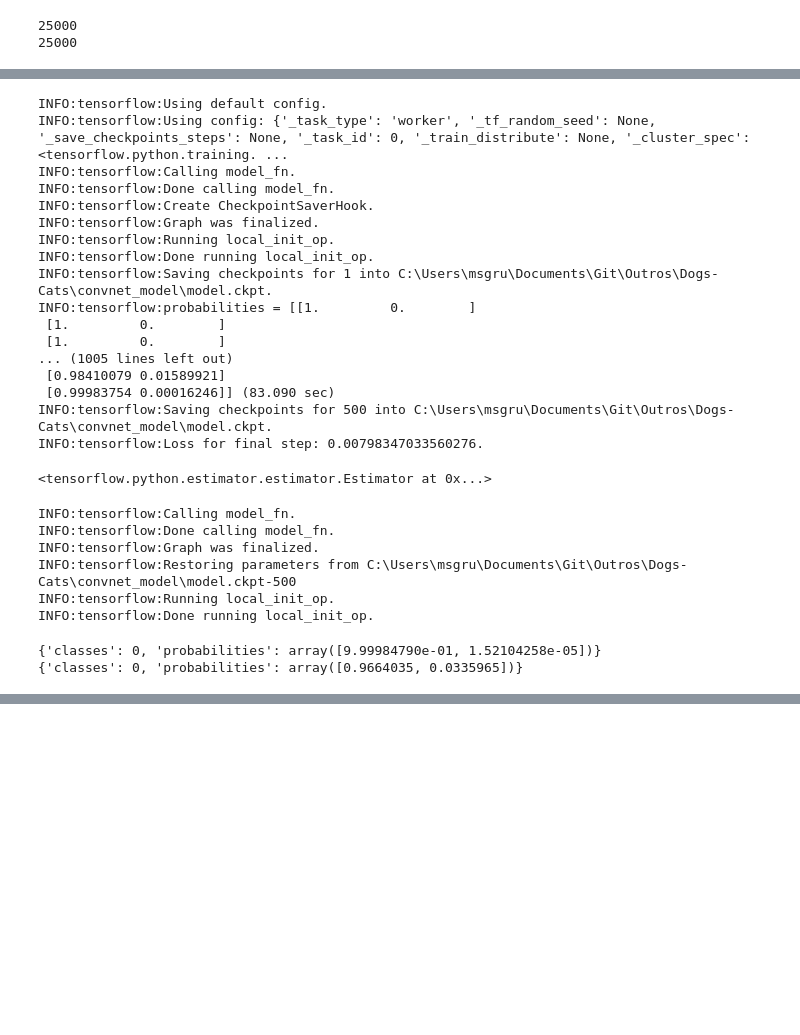
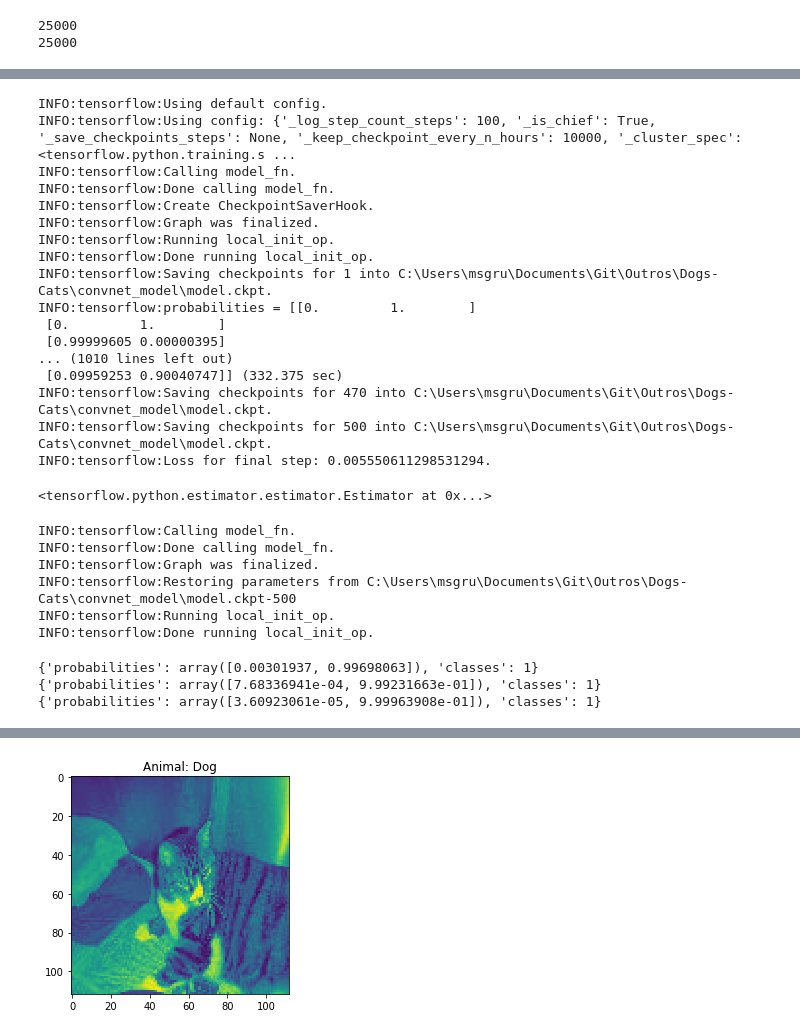
Before and after one commit to Murillo/Challenge-Kaggle, a Jupyter notebook: Dogs-vs-Cats/dogs-vs-cats.ipynb, the cells around one changed output, grey strips where cells are left out. Cells and saved outputs as stored; diff of their text form; code cells hidden in the pictures; blank space fills up the shorter version.

Commit message:
Update model code using image of 112x112

```diff
--- a/Dogs-vs-Cats/dogs-vs-cats.ipynb
+++ b/Dogs-vs-Cats/dogs-vs-cats.ipynb
@@ -26,3 +22,8 @@ depth = 1
+# %%
+# Informations about image
+width = 112
+height = 112
+depth = 1
 # %% [markdown]
 ### Helper functions
 
@@ -94,7 +95,7 @@ def cnn_model(features, labels, mode):
     pool2 = tf.layers.max_pooling2d(inputs=conv2, pool_size=[2, 2], strides=2)
 
     # Dense Layer
-    pool2_flat = tf.reshape(pool2, [-1, 14 * 14 * 64])
+    pool2_flat = tf.reshape(pool2, [-1, int(width/4) * int(height/4) * 64])
     dense = tf.layers.dense(inputs=pool2_flat, units=1024, activation=tf.nn.relu)
     dropout = tf.layers.dropout(
         inputs=dense, rate=0.4, training=mode == tf.estimator.ModeKeys.TRAIN)
@@ -239,7 +240,7 @@ mnist_classifier.train(
 ###############################
 # %% [output]
 INFO:tensorflow:Using default config.
-INFO:tensorflow:Using config: {'_task_type': 'worker', '_tf_random_seed': None, '_save_checkpoints_steps': None, '_task_id': 0, '_train_distribute': None, '_cluster_spec': <tensorflow.python.training. ...
+INFO:tensorflow:Using config: {'_log_step_count_steps': 100, '_is_chief': True, '_save_checkpoints_steps': None, '_keep_checkpoint_every_n_hours': 10000, '_cluster_spec': <tensorflow.python.training.s ...
 INFO:tensorflow:Calling model_fn.
 INFO:tensorflow:Done calling model_fn.
 INFO:tensorflow:Create CheckpointSaverHook.
@@ -247,14 +248,14 @@ INFO:tensorflow:Graph was finalized.
 INFO:tensorflow:Running local_init_op.
 INFO:tensorflow:Done running local_init_op.
 INFO:tensorflow:Saving checkpoints for 1 into C:\Users\msgru\Documents\Git\Outros\Dogs-Cats\convnet_model\model.ckpt.
-INFO:tensorflow:probabilities = [[1.         0.        ]
- [1.         0.        ]
- [1.         0.        ]
-... (1005 lines left out)
- [0.98410079 0.01589921]
- [0.99983754 0.00016246]] (83.090 sec)
+INFO:tensorflow:probabilities = [[0.         1.        ]
+ [0.         1.        ]
+ [0.99999605 0.00000395]
+... (1010 lines left out)
+ [0.09959253 0.90040747]] (332.375 sec)
+INFO:tensorflow:Saving checkpoints for 470 into C:\Users\msgru\Documents\Git\Outros\Dogs-Cats\convnet_model\model.ckpt.
 INFO:tensorflow:Saving checkpoints for 500 into C:\Users\msgru\Documents\Git\Outros\Dogs-Cats\convnet_model\model.ckpt.
-INFO:tensorflow:Loss for final step: 0.00798347033560276.
+INFO:tensorflow:Loss for final step: 0.005550611298531294.
 <tensorflow.python.estimator.estimator.Estimator at 0x...>
 # %%
 predict_input_fn = tf.estimator.inputs.numpy_input_fn(
@@ -271,9 +272,14 @@ INFO:tensorflow:Graph was finalized.
 INFO:tensorflow:Restoring parameters from C:\Users\msgru\Documents\Git\Outros\Dogs-Cats\convnet_model\model.ckpt-500
 INFO:tensorflow:Running local_init_op.
 INFO:tensorflow:Done running local_init_op.
-# %%
-print (results[50])
-print (results[0])
-# %% [output]
-{'classes': 0, 'probabilities': array([9.99984790e-01, 1.52104258e-05])}
-{'classes': 0, 'probabilities': array([0.9664035, 0.0335965])}
+# %%
+print (results[2000]) #wrong
+print (results[4]) #wrong
+print (results[17000]) #correct
+# %% [output]
+{'probabilities': array([0.00301937, 0.99698063]), 'classes': 1}
+{'probabilities': array([7.68336941e-04, 9.99231663e-01]), 'classes': 1}
+{'probabilities': array([3.60923061e-05, 9.99963908e-01]), 'classes': 1}
+# %%
+show_image(data[2000][0], "Dog" if results[2000]['classes'] == 1 else "Cat")
+# %% [output]
@@ -279,0 +287 @@ print (results[0])
+[figure, added]
```
Also changed, not shown: parts of 6 cells of this notebook.
